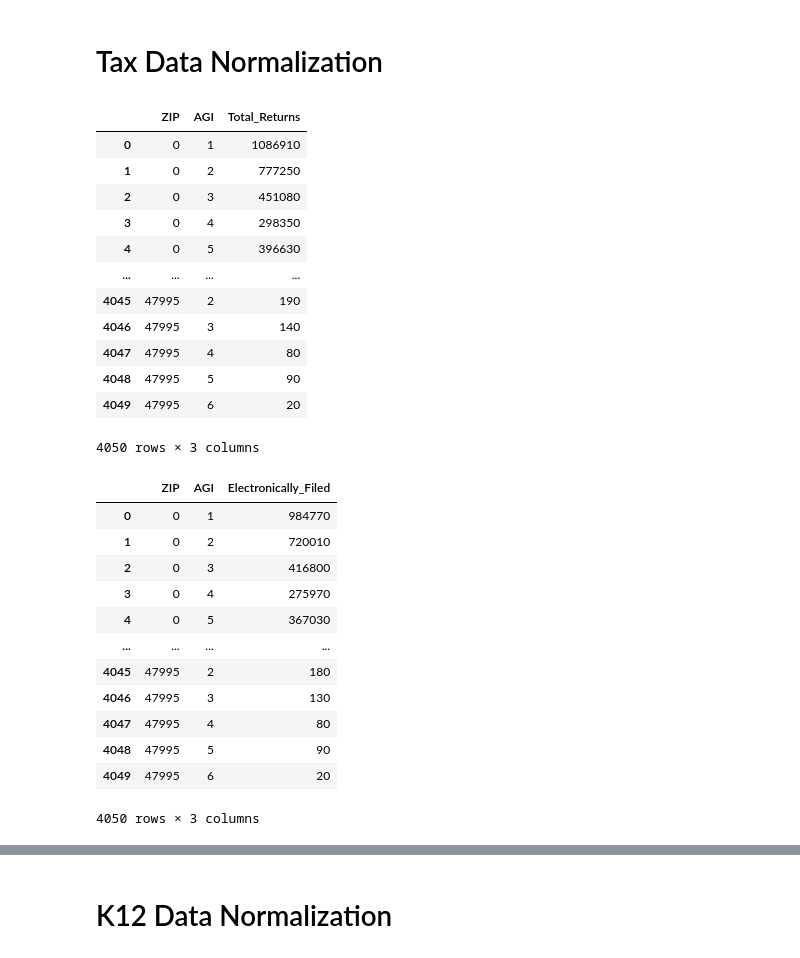
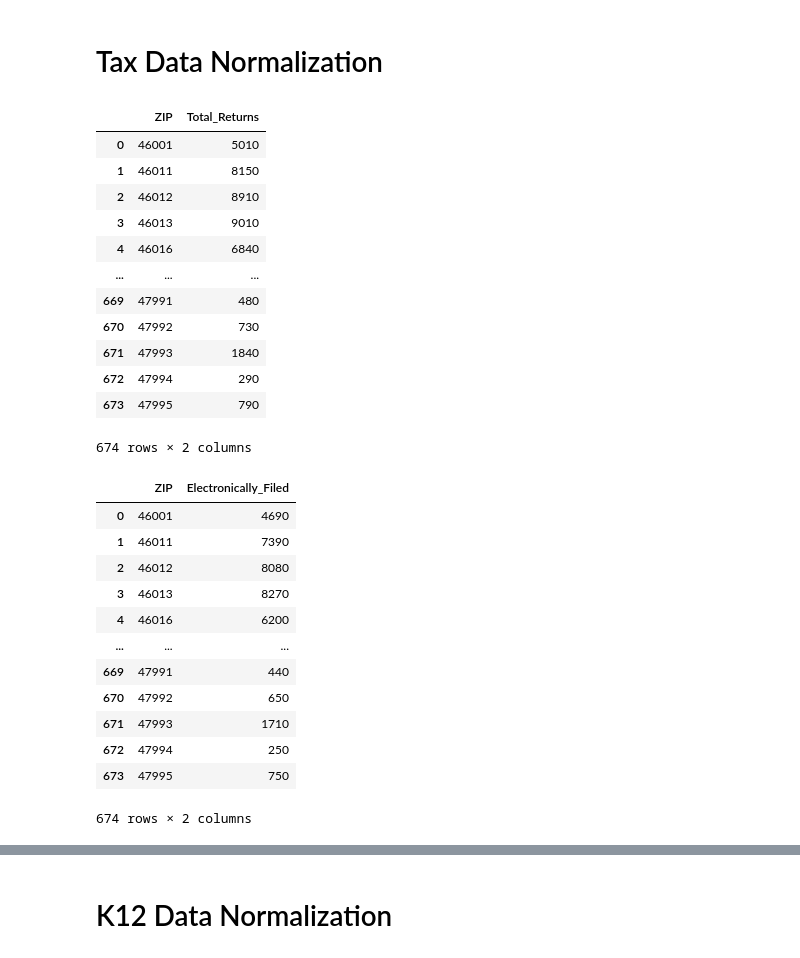
Before and after one commit to staceyj118/Education_and_Taxes, a Jupyter notebook: Resources/Data Normalization.ipynb, the cells around one changed output, grey strips where cells are left out. Saved outputs shown, nothing was run; the diff lists cells and outputs as text; code cells hidden in the pictures.

```diff
--- a/Resources/Data Normalization.ipynb
+++ b/Resources/Data Normalization.ipynb
@@ -21,7 +21,7 @@ dirty_taxes.head()
 # %%
 # Filtering the data to show only IN values & dropping unneeded columns.
 ind_tax=dirty_taxes.loc[dirty_taxes["STATE"]=='IN']
-ind_tax = ind_tax.drop(['STATEFIPS', 'STATE', 'VITA', 'TCE', 'VITA_EIC'], axis=1)
+ind_tax = ind_tax.drop(['STATEFIPS', 'agi_stub', 'STATE', 'VITA', 'TCE', 'VITA_EIC'], axis=1)
 ind_tax.reset_index(drop=True, inplace=True)
 ind_tax.head()
 # %% [output]
@@ -34,6 +34,6 @@ ind_tax.head()
 # %%
 # Renaming columns.
-clean_tax=ind_tax.rename(columns={'zipcode':'ZIP', 'agi_stub':'AGI', 'N1':'Total_Returns', 'ELF':'Electronically_Filed',
+clean_tax=ind_tax.rename(columns={'zipcode':'ZIP', 'N1':'Total_Returns', 'ELF':'Electronically_Filed',
                                  'CPREP':'Computer_Prepared_Paper', 'PREP':'Paid_Preparer', 'DIR_DEP':'Direct_Deposit',
                                  'N2':'Total_Persons', 'NUMDEP':'Total_Dependents', 'TOTAL_VITA':'Volunteer_Prepared'})
 clean_tax.head()
@@ -47,5 +47,8 @@ clean_tax.head()
 # %%
-# Dropping rows with erronious placehoder data.
+# Dropping rows with erronious placehoder data and grouping by ZIP.
 clean_tax=clean_tax[clean_tax.ZIP !=99999]
-clean_tax.head()
+clean_tax=clean_tax[clean_tax.ZIP !=0]
+clean_tax = clean_tax.groupby(['ZIP']).sum()
+clean_tax = clean_tax.reset_index()
+clean_tax
 # %% [output]
@@ -59,41 +69,41 @@ clean_tax.head()
 # Tax Data Normalization
 # %%
 # Normalizing and uploading to PGAdmin
-total_returns = clean_tax[['ZIP', 'AGI', 'Total_Returns']]
+total_returns = clean_tax[['ZIP', 'Total_Returns']]
 total_returns.to_sql(name='total_returns', con=engine, if_exists="append", index=False)
 total_returns
 # %% [output]
-|  | ZIP | AGI | Total_Returns |
-| 0 | 0 | 1 | 1086910 |
-| 1 | 0 | 2 | 777250 |
-| 2 | 0 | 3 | 451080 |
-| 3 | 0 | 4 | 298350 |
-| 4 | 0 | 5 | 396630 |
-| ... | ... | ... | ... |
-| 4045 | 47995 | 2 | 190 |
-| 4046 | 47995 | 3 | 140 |
-| 4047 | 47995 | 4 | 80 |
-| 4048 | 47995 | 5 | 90 |
-| 4049 | 47995 | 6 | 20 |
+|  | ZIP | Total_Returns |
+| 0 | 46001 | 5010 |
+| 1 | 46011 | 8150 |
+| 2 | 46012 | 8910 |
+| 3 | 46013 | 9010 |
+| 4 | 46016 | 6840 |
+| ... | ... | ... |
+| 669 | 47991 | 480 |
+| 670 | 47992 | 730 |
+| 671 | 47993 | 1840 |
+| 672 | 47994 | 290 |
+| 673 | 47995 | 790 |
-4050 rows × 3 columns
+674 rows × 2 columns
 # %%
 # Normalizing and uploading to PGAdmin
-elf = clean_tax[['ZIP', 'AGI', 'Electronically_Filed']]
+elf = clean_tax[['ZIP', 'Electronically_Filed']]
 elf.to_sql(name='electronically_filed', con=engine, if_exists="append", index=False)
 elf
 # %% [output]
-|  | ZIP | AGI | Electronically_Filed |
-| 0 | 0 | 1 | 984770 |
-| 1 | 0 | 2 | 720010 |
-| 2 | 0 | 3 | 416800 |
-| 3 | 0 | 4 | 275970 |
-| 4 | 0 | 5 | 367030 |
-| ... | ... | ... | ... |
-| 4045 | 47995 | 2 | 180 |
-| 4046 | 47995 | 3 | 130 |
-| 4047 | 47995 | 4 | 80 |
-| 4048 | 47995 | 5 | 90 |
-| 4049 | 47995 | 6 | 20 |
+|  | ZIP | Electronically_Filed |
+| 0 | 46001 | 4690 |
+| 1 | 46011 | 7390 |
+| 2 | 46012 | 8080 |
+| 3 | 46013 | 8270 |
+| 4 | 46016 | 6200 |
+| ... | ... | ... |
+| 669 | 47991 | 440 |
+| 670 | 47992 | 650 |
+| 671 | 47993 | 1710 |
+| 672 | 47994 | 250 |
+| 673 | 47995 | 750 |
-4050 rows × 3 columns
+674 rows × 2 columns
 # %%
 # Normalizing and uploading to PGAdmin
```
Also changed, not shown: parts of 15 cells of this notebook, 1 other file.
